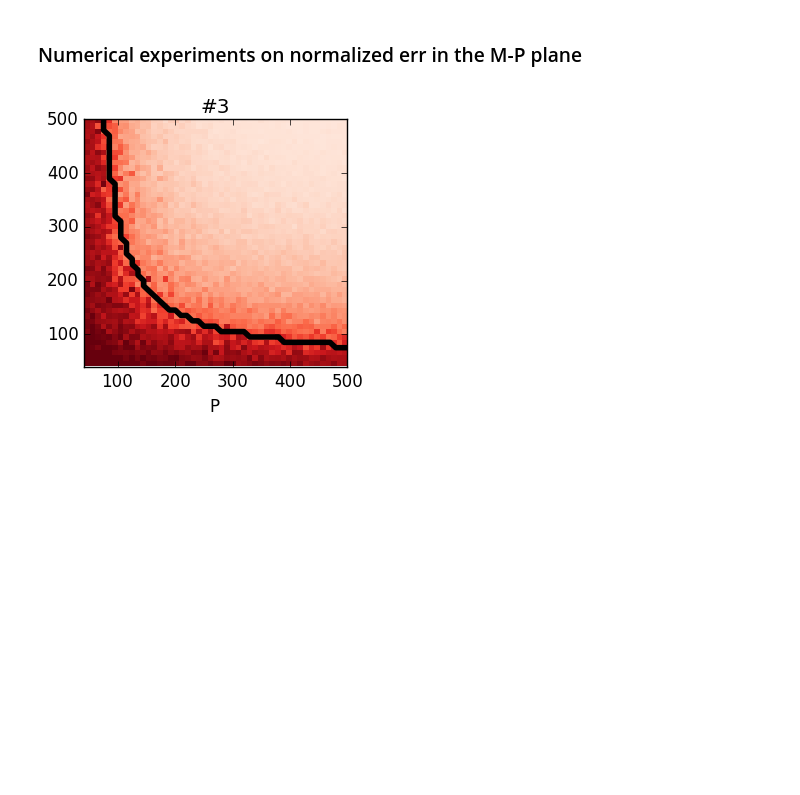
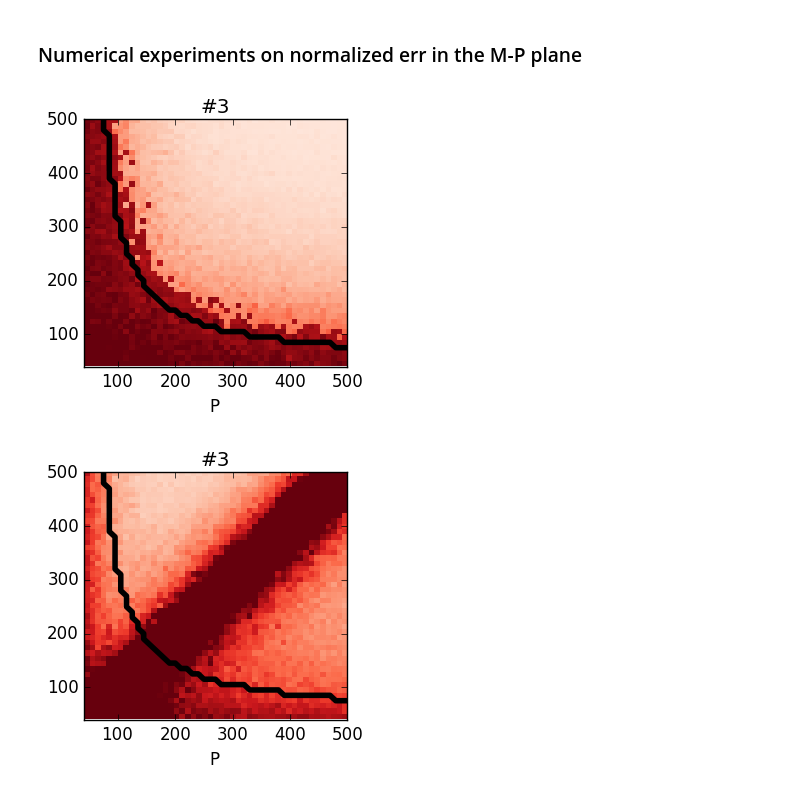
Before and after one commit to ganguli-lab/single-trial, a Jupyter notebook: notebooks/Analysis - Static Low-D Stim Decoding.ipynb, the cells around one changed output. Saved outputs shown, nothing was run; the diff lists cells and outputs as text; code cells hidden in the pictures; blank space fills up the shorter version.

```diff
--- a/notebooks/Analysis - Static Low-D Stim Decoding.ipynb
+++ b/notebooks/Analysis - Static Low-D Stim Decoding.ipynb
@@ -299,31 +305,39 @@ valid = ((sqrt(1 / K - 1 / N) - sqrt(1 ./ Ms - 1 / N)).^2 .* sqrt(Ms)) * ((1 - s
 # %%
 function plot_helper(err)
     extent = [minimum(Ps), maximum(Ps), minimum(Ms), maximum(Ms)]
     imshow(err, aspect="auto", interpolation="nearest", origin="lower", cmap="Reds", vmin=0, vmax=1, extent=extent);
-    colorbar();
+#     colorbar();
     contour(repmat(Ps', length(Ms), 1), repmat(Ms, 1, length(Ps)), valid, 1, linewidths=4, colors="k")
 end
 
 # figure(figsize=(15, 3.5))
 # subplot(141)
 # plot_helper(err_best)
 # title("#0"); ylabel("M"); xlabel("P")
 # subplot(142)
 # plot_helper(err_simple)
 # title("#1"); xlabel("P")
 # subplot(143)
 # plot_helper(err_subspace)
 # title("#2"); xlabel("P")
 # subplot(144)
 # plot_helper(err_signal)
 # title("#3"); xlabel("P")
 # tight_layout()
 
 figure(figsize=(3.5, 3.5))
 
-plot_helper(err_signal)
+plot_helper(err_subspace)
 title("#3"); xlabel("P")
 tight_layout()
-savefig("../figures/static.err.eps")
+savefig("../figures/static.err.rec.eps")
+
+figure(figsize=(3.5, 3.5))
+
+plot_helper(err_simple)
+title("#3"); xlabel("P")
+tight_layout()
+savefig("../figures/static.err.simple.eps")
 # %% [output]
-[figure, old version]
+[figure, new version]
+[figure, added]
```
Also changed, not shown: parts of 7 cells of this notebook, 5 other files.
